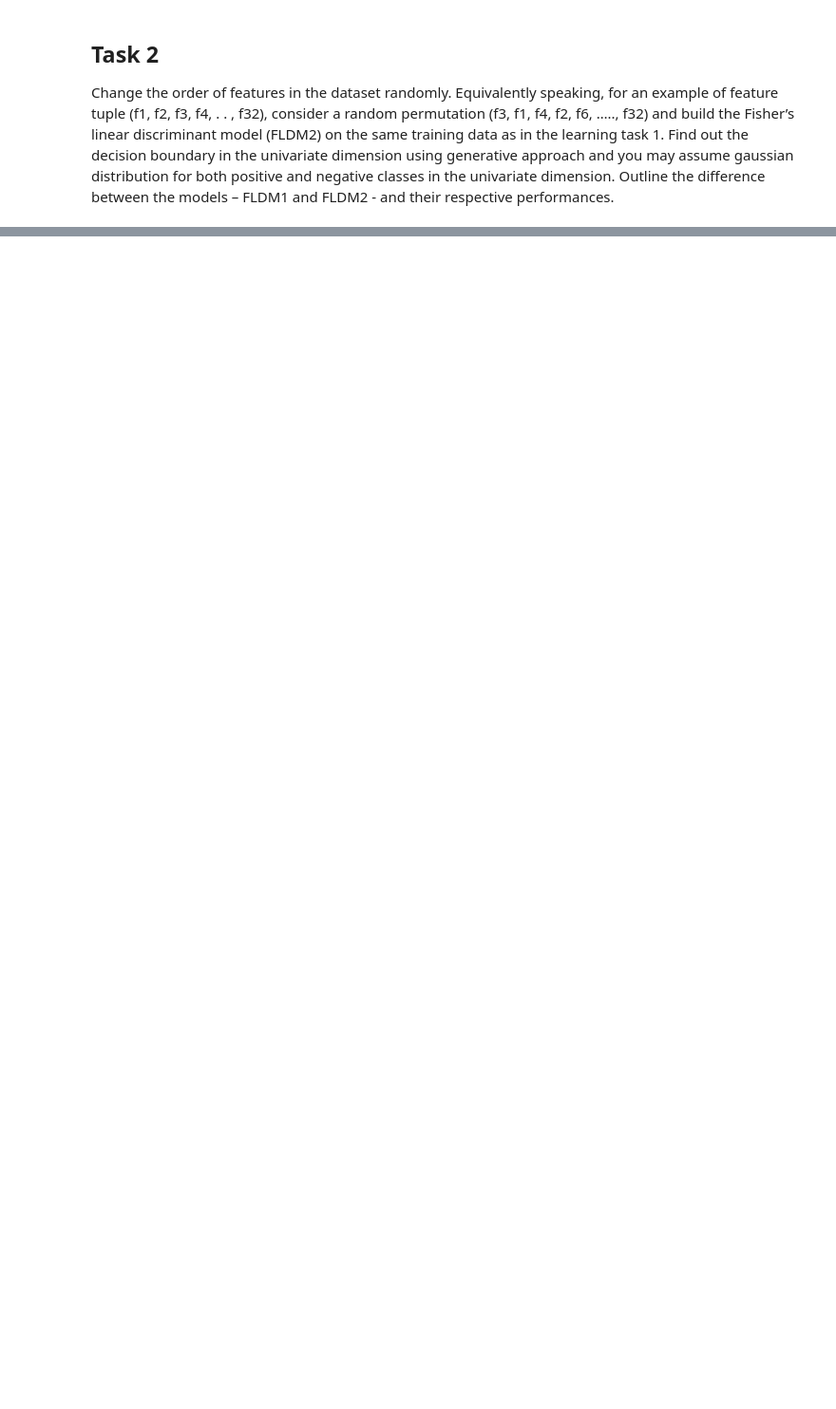
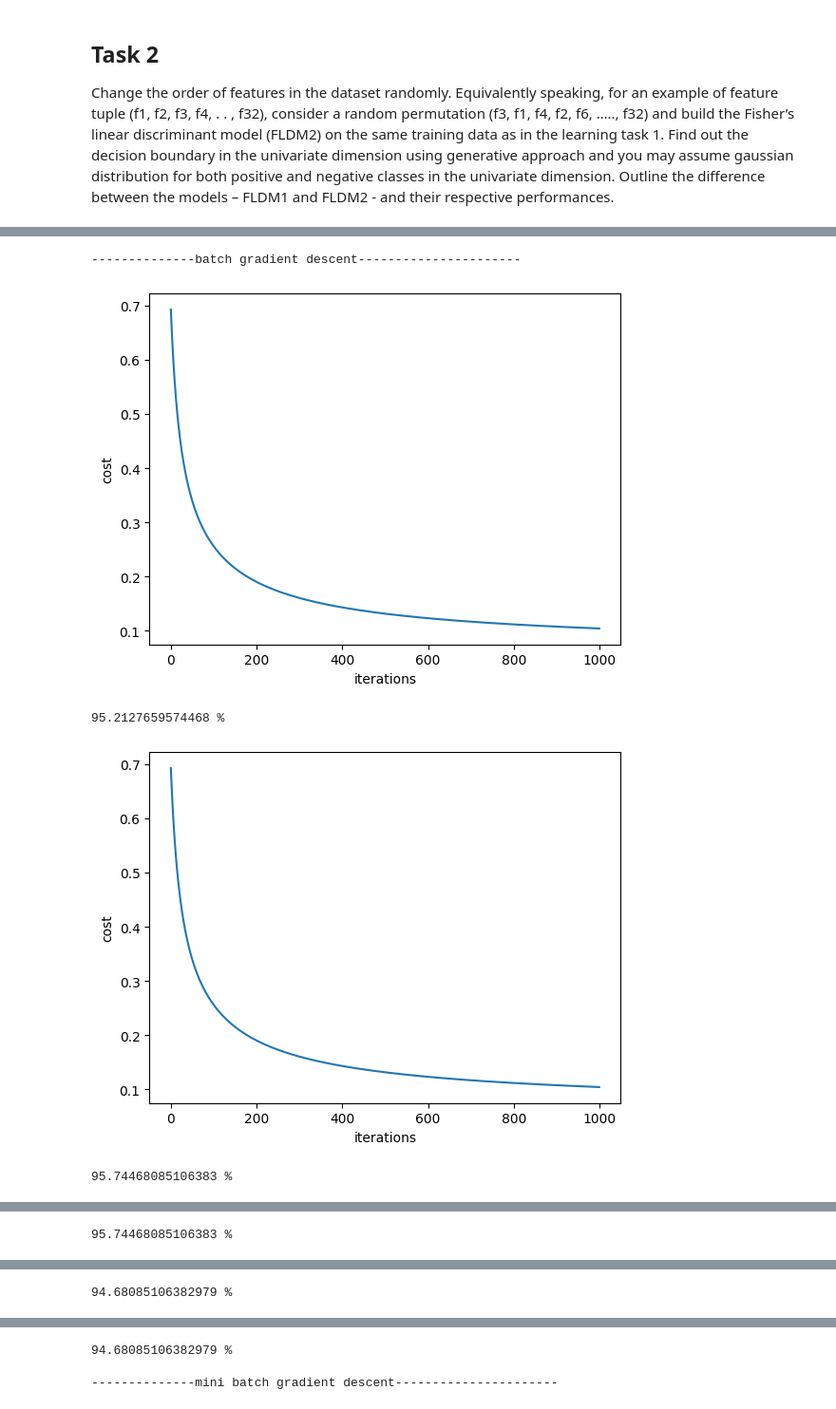
Before and after one commit to shoebum-goyell/ml-assignment, a Jupyter notebook: assignment.ipynb, the cells around one changed output, grey strips where cells are left out. Shown at 95% size. Saved outputs shown, nothing was run; the diff lists cells and outputs as text; code cells hidden in the pictures; blank space fills up the shorter version.

```diff
--- a/assignment.ipynb
+++ b/assignment.ipynb
@@ -141,0 +182,61 @@ Mean accuracy of Fischers:  96.70212765957447 %
+# %%
+data= pd.read_csv("dataset.csv")
+seed = random.randint(1,100)
+training= data.sample(frac=0.67, random_state=seed)
+test = data.drop(training.index)
+training_fe1 = fe.FeatureEngineering(training.copy())
+training_fe1.task1()
+training_fe1.task2()
+test_fe1 = fe.FeatureEngineering(test.copy())
+test_fe1.task1()
+test_fe1.task2()
+test_class1 = test_fe1.ds['diagnosis'].to_numpy()
+x_test1 = test_fe1.ds.drop(['id', 'diagnosis'], axis=1).to_numpy()
+for i in range(len(test_class1)):
+    if(test_class1[i] == 'M'):
+        test_class1[i] = 1
+    else:
+        test_class1[i] = 0
+training_class1 = training_fe1.ds['diagnosis'].to_numpy()
+for i in range(len(training_class1)):
+    if(training_class1[i] == 'M'):
+        training_class1[i] = 1
+    else:
+        training_class1[i] = 0
+feature_ds1= training_fe1.ds.drop(['id', 'diagnosis'], axis=1).to_numpy()
+
+def accuracy(y_pred, y_test):
+    return numpy.sum(y_pred==y_test)/len(y_test)
+
+print("\n--------------batch gradient descent----------------------")
+
+pt = 0.3
+for i in range(5):
+    lr1 = lr.LogisticRegression(0.01, 1000, pt) #we can alter the learning rate over here to see different results
+    lr1.fit(feature_ds1.copy(), training_class1.copy(), 'bgd', True)
+    y_pred1 = lr1.predict(x_test1.copy())
+    acc1 = accuracy(y_pred1.copy(), test_class1.copy())
+    print(acc1*100, "%")
+    pt = pt + 0.1
+
+print("\n--------------mini batch gradient descent----------------------")
+
+lr2 = lr.LogisticRegression(0.01, 1000, 0.5) #we can alter the learning rate over here to see different results
+lr2.fit(feature_ds1.copy(), training_class1.copy(), 'mbgd', True)
+y_pred2 = lr2.predict(x_test1.copy())
+acc2 = accuracy(y_pred2.copy(), test_class1.copy())
+print(acc2*100, "%")
+
+print("\n--------------stotastic gradient descent----------------------")
+
+lr3 = lr.LogisticRegression(0.01, 1000, 0.5) #we can alter the learning rate over here to see different results
+lr3.fit(feature_ds1.copy(), training_class1.copy(), 'sgd', True)
+y_pred3 = lr3.predict(x_test1.copy())
+acc3 = accuracy(y_pred3.copy(), test_class1.copy())
+print(acc3*100, "%")
+# %% [output]
+--------------batch gradient descent----------------------
+[figure, added]
+95.2127659574468 %
+[figure, added]
+95.74468085106383 %
@@ -141,0 +244 @@ Mean accuracy of Fischers:  96.70212765957447 %
+95.74468085106383 %
@@ -141,0 +246 @@ Mean accuracy of Fischers:  96.70212765957447 %
+94.68085106382979 %
@@ -141,0 +248,3 @@ Mean accuracy of Fischers:  96.70212765957447 %
+94.68085106382979 %
+
+--------------mini batch gradient descent----------------------
```
Also changed, not shown: parts of 17 cells of this notebook, 2 other files.
